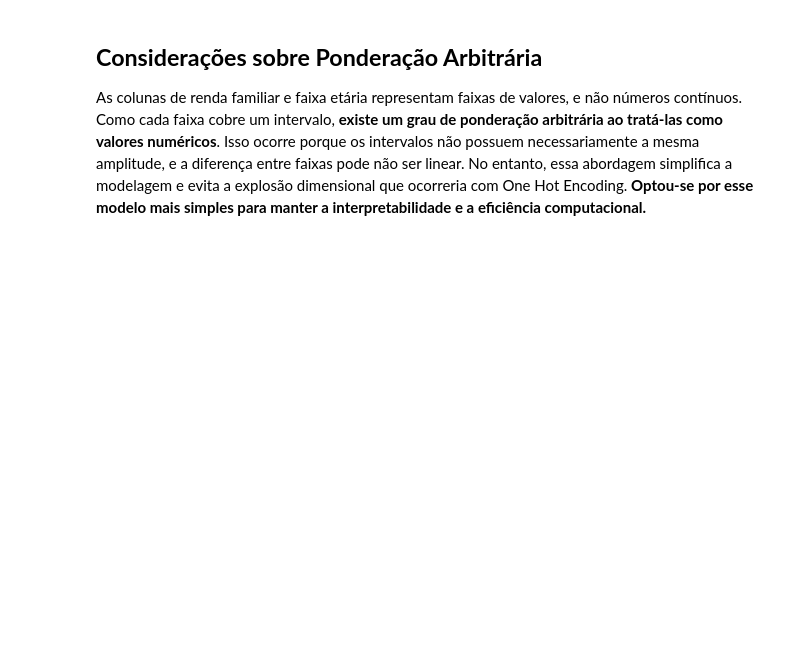
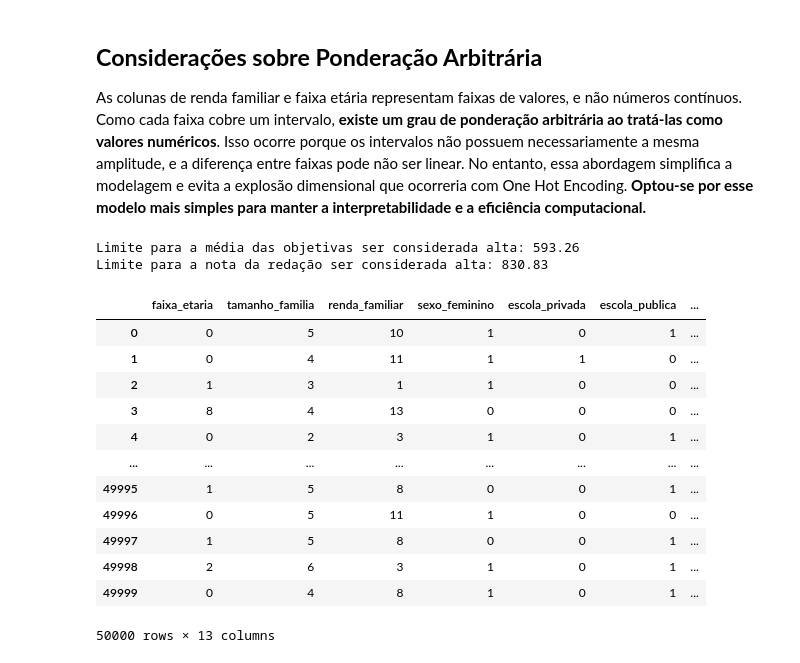
Before and after one commit to jrsuri/enem-analytics, a Jupyter notebook: notebooks/03 - Feature Engineering.ipynb, the cells around one changed output. Saved outputs shown, nothing was run; the diff lists cells and outputs as text; code cells hidden in the pictures; blank space fills up the shorter version.

Commit message:
Adicionadas colunas para classificação binária

```diff
--- a/notebooks/03 - Feature Engineering.ipynb
+++ b/notebooks/03 - Feature Engineering.ipynb
@@ -120,6 +120,36 @@ As colunas de renda familiar e faixa etária representam faixas de valores, e n
 # 17 → Entre 61 e 65 anos
 # 18 → Entre 66 e 70 anos
 # 19 → Maior de 70 anos
+# %%
+# Calcula os limiares para classificação binária
+media_limite = df_eng['media_objetivas'].mean() + df_eng['media_objetivas'].std()
+redacao_limite = df_eng['redacao'].mean() + df_eng['redacao'].std()
+print(f'Limite para a média das objetivas ser considerada alta: {round(media_limite, 2)}')
+print(f'Limite para a nota da redação ser considerada alta: {round(redacao_limite, 2)}')
+
+# Cria as variáveis binárias
+df_eng['media_objetivas_alta'] = (df_eng['media_objetivas'] > media_limite).astype(int)
+df_eng['nota_redacao_alta'] = (df_eng['redacao'] > redacao_limite).astype(int)
+
+# Remove as colunas das notas
+df_eng.drop(columns=['media_objetivas', 'redacao'], inplace=True)
+df_eng
+# %% [output]
+Limite para a média das objetivas ser considerada alta: 593.26
+Limite para a nota da redação ser considerada alta: 830.83
+|  | faixa_etaria | tamanho_familia | renda_familiar | sexo_feminino | escola_privada | escola_publica | ... |
+| 0 | 0 | 5 | 10 | 1 | 0 | 1 | ... |
+| 1 | 0 | 4 | 11 | 1 | 1 | 0 | ... |
+| 2 | 1 | 3 | 1 | 1 | 0 | 0 | ... |
+| 3 | 8 | 4 | 13 | 0 | 0 | 0 | ... |
+| 4 | 0 | 2 | 3 | 1 | 0 | 1 | ... |
+| ... | ... | ... | ... | ... | ... | ... | ... |
+| 49995 | 1 | 5 | 8 | 0 | 0 | 1 | ... |
+| 49996 | 0 | 5 | 11 | 1 | 0 | 0 | ... |
+| 49997 | 1 | 5 | 8 | 0 | 0 | 1 | ... |
+| 49998 | 2 | 6 | 3 | 1 | 0 | 1 | ... |
+| 49999 | 0 | 4 | 8 | 1 | 0 | 1 | ... |
+50000 rows × 13 columns
 # %%
 # Salva o dataframe para a etapa seguinte (modelagem)
 df_eng.to_csv('../data/df_eng.csv', sep=';', encoding='iso-8859-1', index=False)
```
Also changed, not shown: 1 other file.
